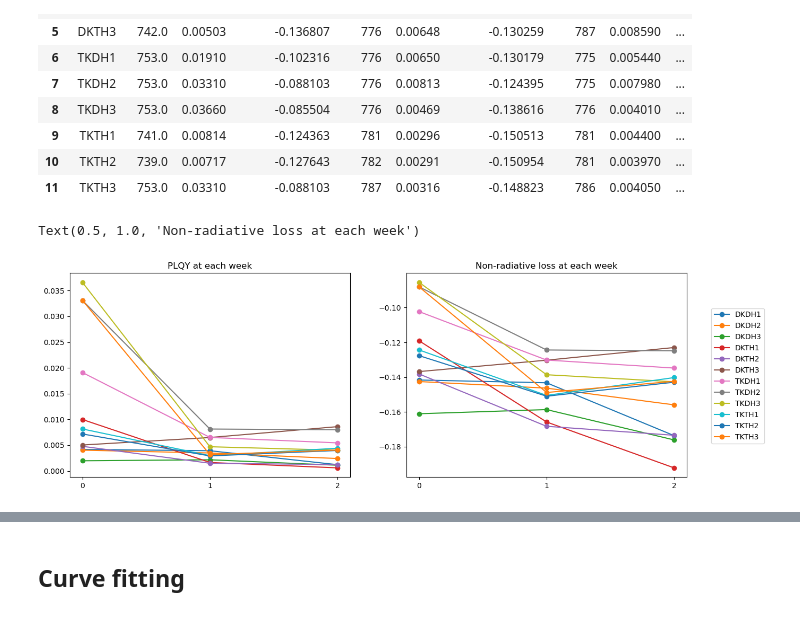
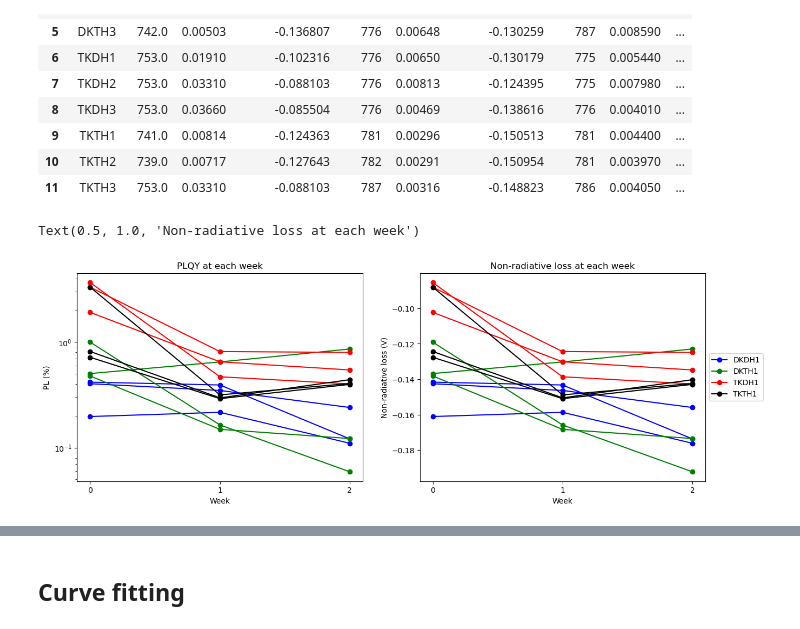
Before and after one commit to LuLuEhret/PV_lab_PdS, a Jupyter notebook: plot_plqy.ipynb, the cells around one changed output, grey strips where cells are left out. Saved outputs shown, nothing was run; the diff lists cells and outputs as text; code cells hidden in the pictures.

```diff
--- a/plot_plqy.ipynb
+++ b/plot_plqy.ipynb
@@ -16,6 +16,7 @@ import math
 line_PEW = 2
 line_PLQY = 3
 colors = ['b', 'g', 'c', 'm', 'y', 'k', 'w']
+colors_plqy = ["b", "b", "b", "g", "g", "g", "r", "r", "r", "k", "k", "k", "c", "c", "c", "m", "m", "m", "y", "y", "y", "w", "w", "w"]
 
 
 #create a function that reads the data from a PLQY file
@@ -237,36 +238,55 @@ df5 = df5.drop(df5.index[0])
 df5 = df5.reset_index()
 #rename the index column
 df5 = df5.rename(columns={'index': 'sample'})
 #set the sample column as the index
 df5 = df5.set_index('sample')
 
 #split the dataframe in two dataframes taking one row every two but keep the header
 df_pew = df5.iloc[::3, :]
 df_plqy = df5.iloc[1::3, :]
 df_loss = df5.iloc[2::3, :]
 
+#multiply the values in the dataframe by 100
+df_plqy = df_plqy*100
+
 #do a subplot with 2 columns and 1 row. On the first one, plot the plqy and on the second one plot the loss
 fig, (ax1, ax2) = plt.subplots(1, 2, figsize=(15, 5))
-#plot the plqy
+#plot the plqy using a log scale on the y axis, using the colors in the list colors colors_plqy
 for i in range(0, len(df_plqy.columns)):
-    ax1.plot(df_plqy.index, df_plqy.iloc[:, i], label=df_plqy.columns[i], marker='o')
+    ax1.plot(df_plqy.index, df_plqy.iloc[:, i], label=df_plqy.columns[i], marker='o', color=colors_plqy[i])
+ax1.set_yscale('log')
 #plot the loss
 for i in range(0, len(df_loss.columns)):
-    ax2.plot(df_loss.index, df_loss.iloc[:, i], label=df_loss.columns[i], marker='o')
-#add a shared legend to the two subplots on the right
-fig.legend(df_plqy.columns, loc='center right')
+    ax2.plot(df_loss.index, df_loss.iloc[:, i], label=df_loss.columns[i], marker='o', color=colors_plqy[i])
+#ax2.set_yscale('log')
 
+lgd = []
+for i in range(0, int(len(df_plqy.columns)), 3):
+    lgd.append(df_plqy.columns[i])
+    lgd.append("_")
+    lgd.append("_")
+
+#add a legend using the list lgd and put it on the left of the plot
+ax2.legend(lgd, loc='center left', bbox_to_anchor=(1, 0.5))
 
 #replace the xticks with the a list of numbers starting from 1 and ending at the number of rows in the dataframe
 ax1.set_xticks(range(len(df_plqy.index)))
 ax1.set_xticklabels(range(0, len(df_plqy.index)))
 ax2.set_xticks(range(len(df_loss.index)))
 ax2.set_xticklabels(range(0, len(df_loss.index)))
 
 #add a title to the first subplot
 ax1.set_title('PLQY at each week')
+#add a y label to the first subplot
+ax1.set_ylabel('PL (%)')
+#add a y label to the second subplot
+ax2.set_ylabel('Non-radiative loss (V)')
+#add a x label to the second subplot
+ax2.set_xlabel('Week')
+ax1.set_xlabel('Week')
+
 #add a title to the second subplot
 ax2.set_title('Non-radiative loss at each week')
 # %% [output]
 Text(0.5, 1.0, 'Non-radiative loss at each week')
-[figure, old version]
+[figure, new version]
```
Also changed, not shown: parts of 3 cells of this notebook, 3 other files.
